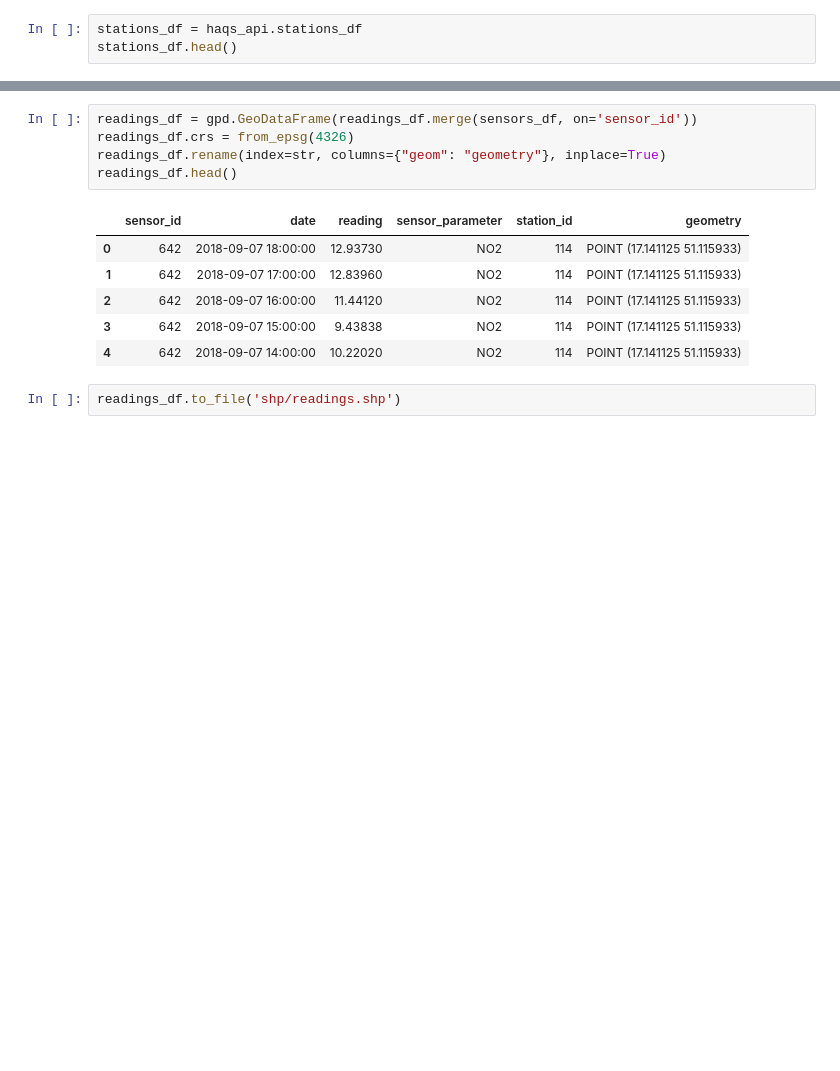
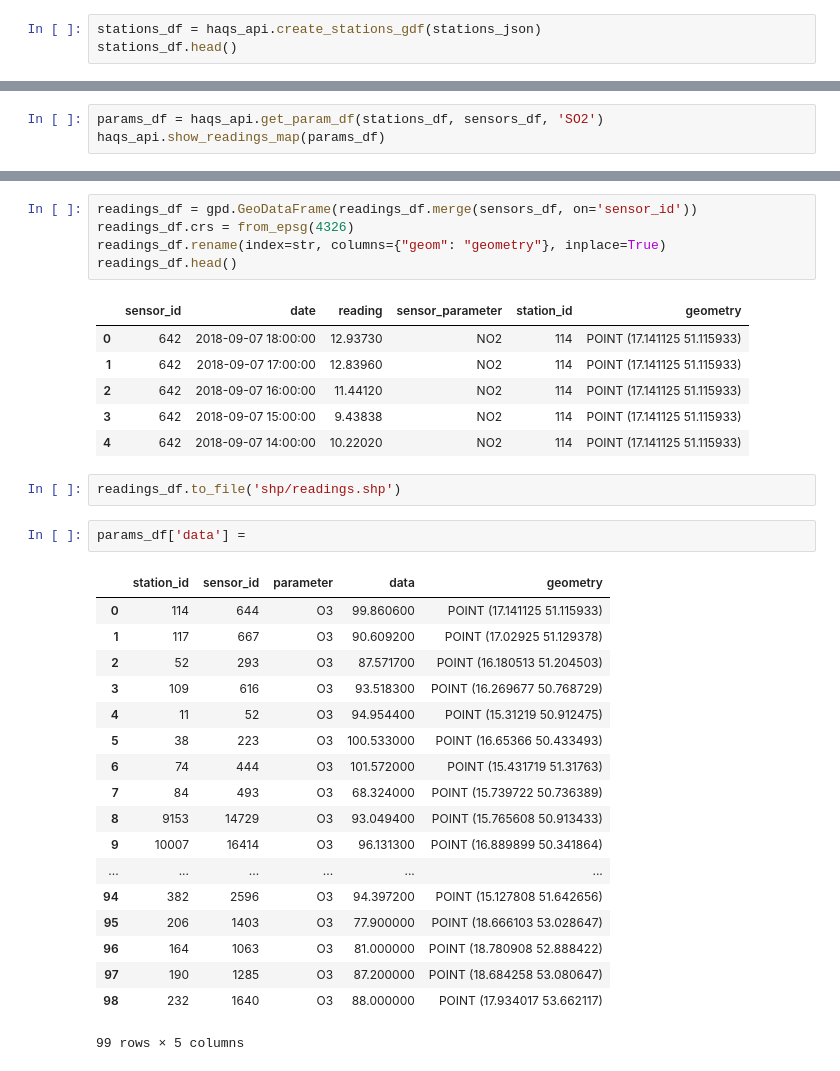
Before and after one commit to lukaszKielar/Home-Air-Quality-Station, a Jupyter notebook: python/GIOS_readings.ipynb, the cells around one changed output, grey strips where cells are left out. Drawn from its saved outputs; the diff is of its cells as text; blank space fills up the shorter version.

```diff
--- a/python/GIOS_readings.ipynb
+++ b/python/GIOS_readings.ipynb
@@ -51,5 +27,5 @@ Number of available stations:  161
 # %%
-stations_df = haqs_api.stations_df
+stations_df = haqs_api.create_stations_gdf(stations_json)
 stations_df.head()
 # %% [output]
 |  | station_id | geometry |
@@ -156,0 +74,3 @@ Loading BokehJS ...
+# %%
+params_df = haqs_api.get_param_df(stations_df, sensors_df, 'SO2')
+haqs_api.show_readings_map(params_df)
@@ -517,3 +430,24 @@ readings_df.head()
 | 4 | 642 | 2018-09-07 14:00:00 | 10.22020 | NO2 | 114 | POINT (17.141125 51.115933) |
 # %%
 readings_df.to_file('shp/readings.shp')
+# %%
+params_df['data'] =
+# %% [output]
+|  | station_id | sensor_id | parameter | data | geometry |
+| 0 | 114 | 644 | O3 | 99.860600 | POINT (17.141125 51.115933) |
+| 1 | 117 | 667 | O3 | 90.609200 | POINT (17.02925 51.129378) |
+| 2 | 52 | 293 | O3 | 87.571700 | POINT (16.180513 51.204503) |
+| 3 | 109 | 616 | O3 | 93.518300 | POINT (16.269677 50.768729) |
+| 4 | 11 | 52 | O3 | 94.954400 | POINT (15.31219 50.912475) |
+| 5 | 38 | 223 | O3 | 100.533000 | POINT (16.65366 50.433493) |
+| 6 | 74 | 444 | O3 | 101.572000 | POINT (15.431719 51.31763) |
+| 7 | 84 | 493 | O3 | 68.324000 | POINT (15.739722 50.736389) |
+| 8 | 9153 | 14729 | O3 | 93.049400 | POINT (15.765608 50.913433) |
+| 9 | 10007 | 16414 | O3 | 96.131300 | POINT (16.889899 50.341864) |
+| ... | ... | ... | ... | ... | ... |
+| 94 | 382 | 2596 | O3 | 94.397200 | POINT (15.127808 51.642656) |
+| 95 | 206 | 1403 | O3 | 77.900000 | POINT (18.666103 53.028647) |
+| 96 | 164 | 1063 | O3 | 81.000000 | POINT (18.780908 52.888422) |
+| 97 | 190 | 1285 | O3 | 87.200000 | POINT (18.684258 53.080647) |
+| 98 | 232 | 1640 | O3 | 88.000000 | POINT (17.934017 53.662117) |
+99 rows × 5 columns
```
Also changed, not shown: parts of 29 cells of this notebook, 1 other file.
